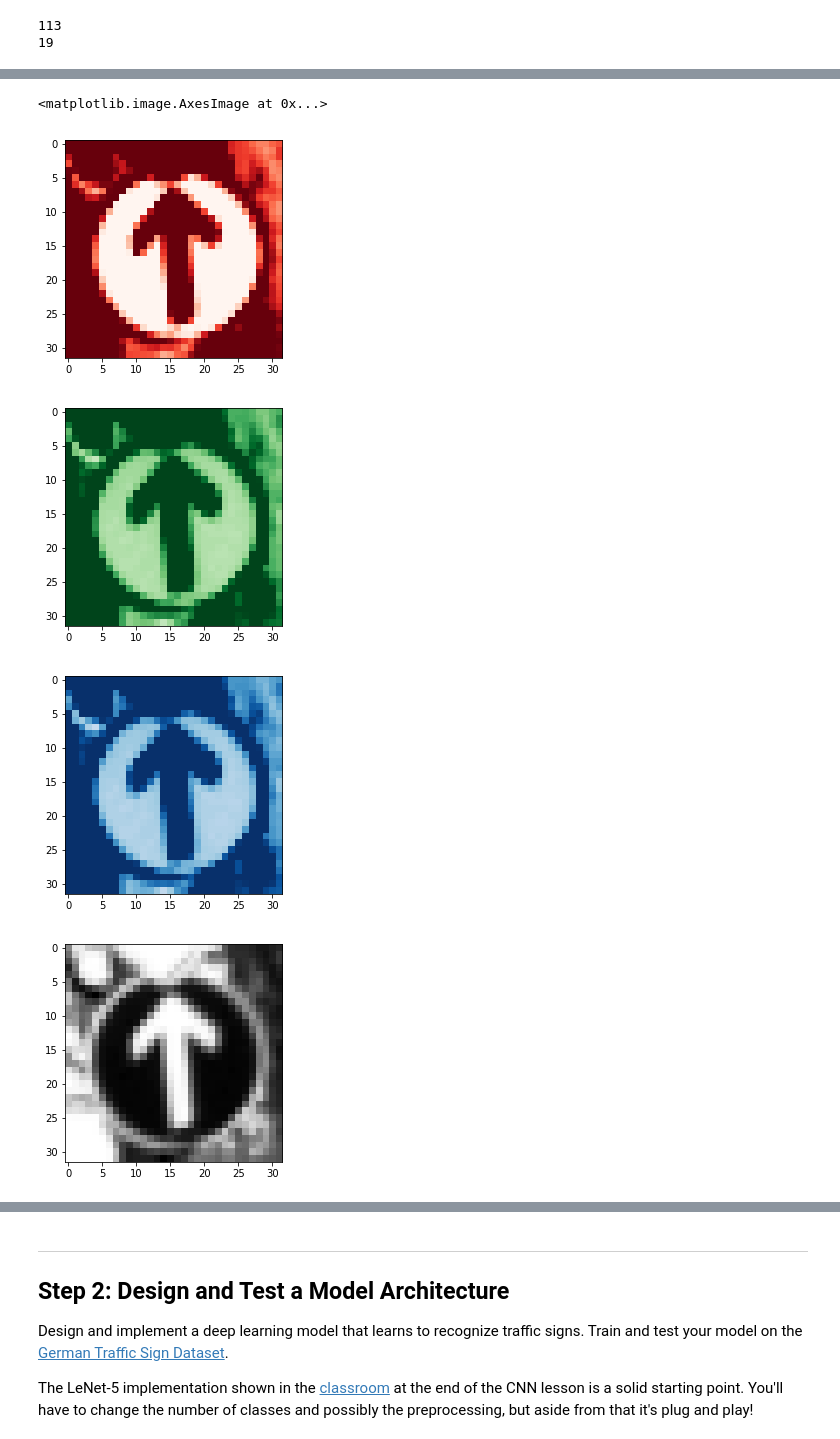
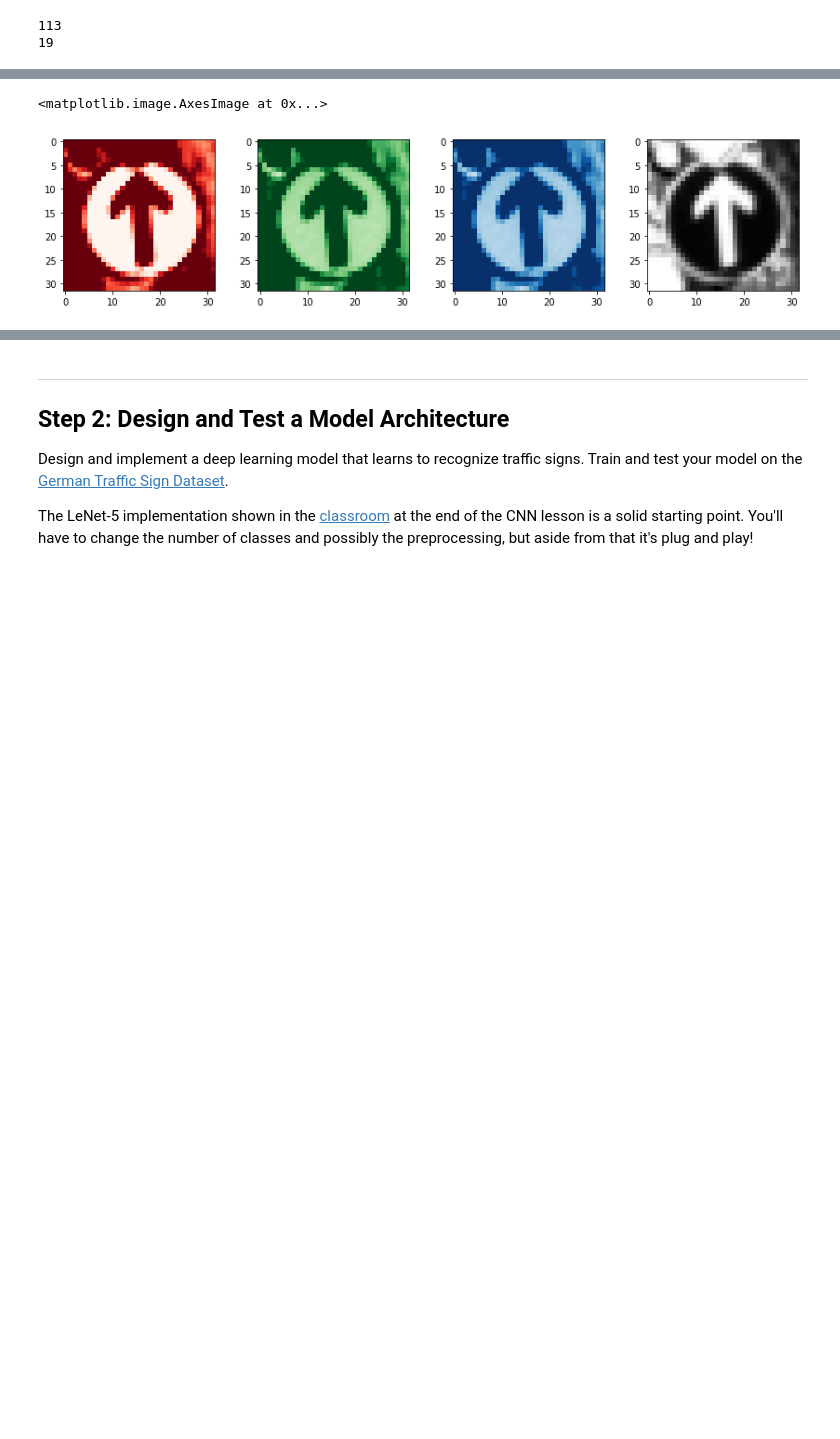
Before and after one commit to heliotropium72/traffic_sign_classifier, a Jupyter notebook: Traffic_Sign_Classifier.ipynb, the cells around one changed output, grey strips where cells are left out. Cells and saved outputs as stored; diff of their text form; code cells hidden in the pictures; blank space fills up the shorter version.

```diff
--- a/Traffic_Sign_Classifier.ipynb
+++ b/Traffic_Sign_Classifier.ipynb
@@ -147,32 +156,19 @@ plot_training_image(5000)
 # %%
-# Do some tests
 testimg = X_train[20000]
-testarr = X_train[0:5]
-#print(testimg)
 
 # Colour thresholding
 #blue = testimg[:,:,2]
 #blue = blue[blue>200]
 
-plt.figure()
-plt.imshow(testimg[:,:,0], cmap='Reds', vmin=50, vmax=128)
-plt.figure()
-plt.imshow(testimg[:,:,1], cmap='Greens', vmin=50, vmax=128)
-plt.figure()
-plt.imshow(testimg[:,:,1], cmap='Blues', vmin=50, vmax=128)
+testimg_G = cv2.cvtColor(testimg, cv2.COLOR_RGB2GRAY)
 
-testarrnew = []
-testimg = cv2.cvtColor(testimg, cv2.COLOR_RGB2GRAY)
-testarrnew.append(cv2.cvtColor(testarr[0], cv2.COLOR_RGB2GRAY))
-
-plt.figure()
-plt.imshow(testimg, cmap='Greys_r')
-plt.figure()
-plt.imshow(testarrnew[0], cmap='Greys_r')
-#print(testimg)
+fig, axs = plt.subplots(1,4, figsize=(15, 3))
+fig.subplots_adjust(hspace = .2, wspace=.001)
+axs = axs.ravel()
+axs[0].imshow(testimg[:,:,0], cmap='Reds', vmin=50, vmax=128)
+axs[1].imshow(testimg[:,:,1], cmap='Greens', vmin=50, vmax=128)
+axs[2].imshow(testimg[:,:,1], cmap='Blues', vmin=50, vmax=128)
+axs[3].imshow(testimg_G, cmap='Greys_r')
 # %% [output]
 <matplotlib.image.AxesImage at 0x...>
-[figure, old version]
+[figure, new version]
-[figure, removed]
-[figure, removed]
-[figure, removed]
```
Also changed, not shown: parts of 21 cells of this notebook.
